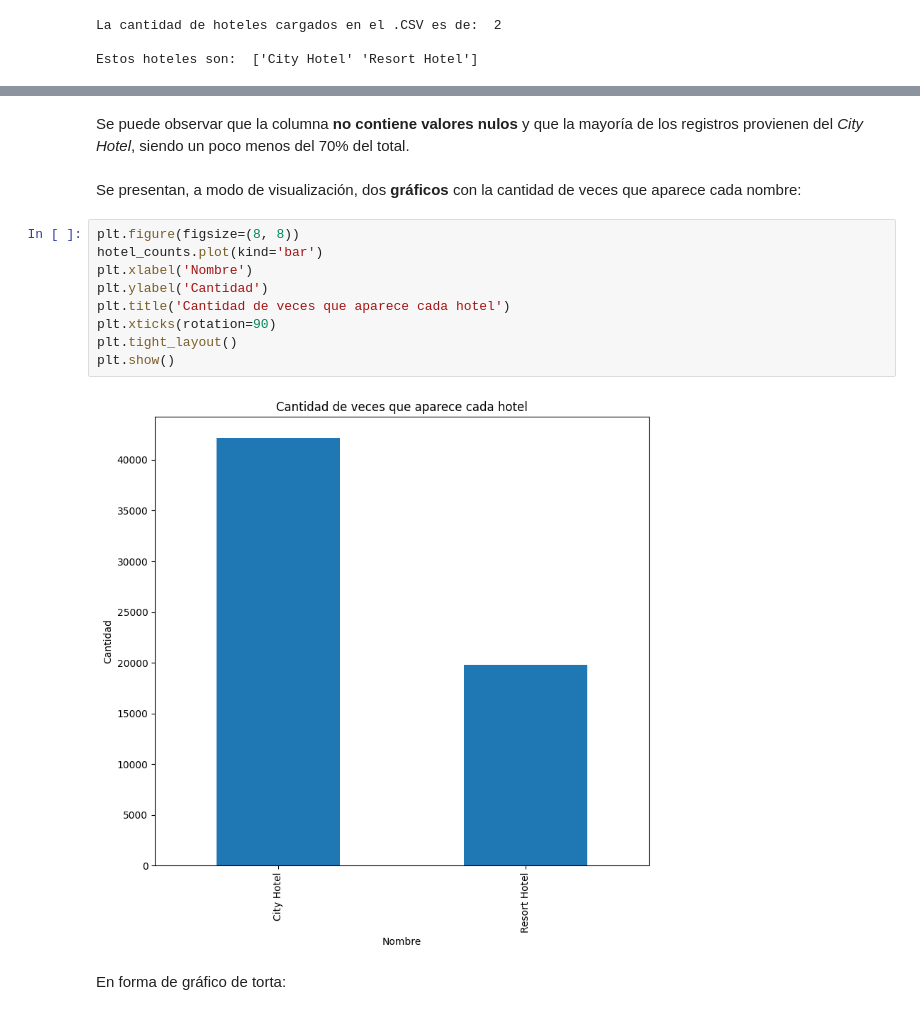
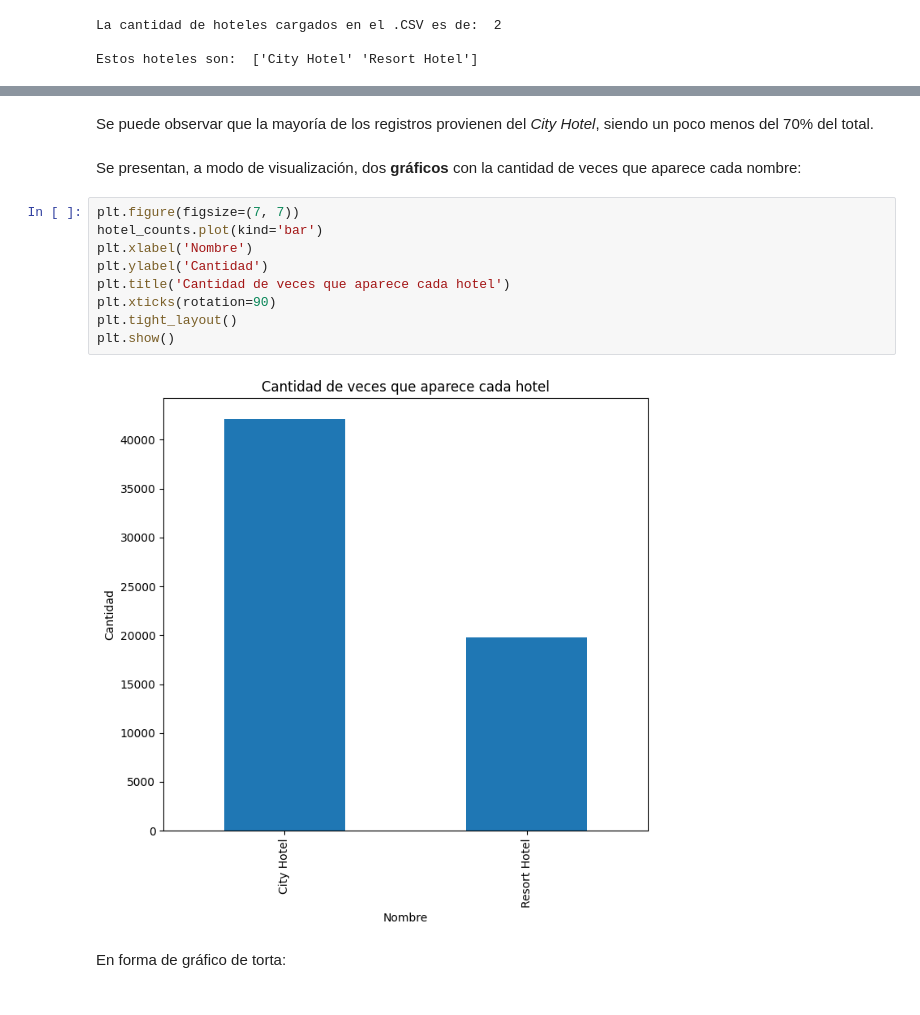
Before and after one commit to InspectorDave/OrgaDeDatos-TPs, a Jupyter notebook: 7506R_TP1_GRUPO11_CHP1_ENTREGA.ipynb, the cells around one changed output, grey strips where cells are left out. Cells and saved outputs as stored; diff of their text form.

```diff
--- a/7506R_TP1_GRUPO11_CHP1_ENTREGA.ipynb
+++ b/7506R_TP1_GRUPO11_CHP1_ENTREGA.ipynb
@@ -113,18 +107,18 @@ La columna contiene un total de 0 valores nulos
 # %% [markdown]
-Se puede observar que la columna **no contiene valores nulos** y que la mayoría de los registros provienen del _City Hotel_, siendo un poco menos del 70% del total.
+Se puede observar que la mayoría de los registros provienen del _City Hotel_, siendo un poco menos del 70% del total.
 # %% [markdown]
 Se presentan, a modo de visualización, dos **gráficos** con la cantidad de veces que aparece cada nombre:
 # %%
-plt.figure(figsize=(8, 8))
+plt.figure(figsize=(7, 7))
 hotel_counts.plot(kind='bar')
 plt.xlabel('Nombre')
 plt.ylabel('Cantidad')
 plt.title('Cantidad de veces que aparece cada hotel')
 plt.xticks(rotation=90)
 plt.tight_layout()
 plt.show()
 # %% [output]
-[figure, old version]
+[figure, new version]
 # %% [markdown]
 En forma de gráfico de torta:
 # %%
```
Also changed, not shown: parts of 27 cells of this notebook.
